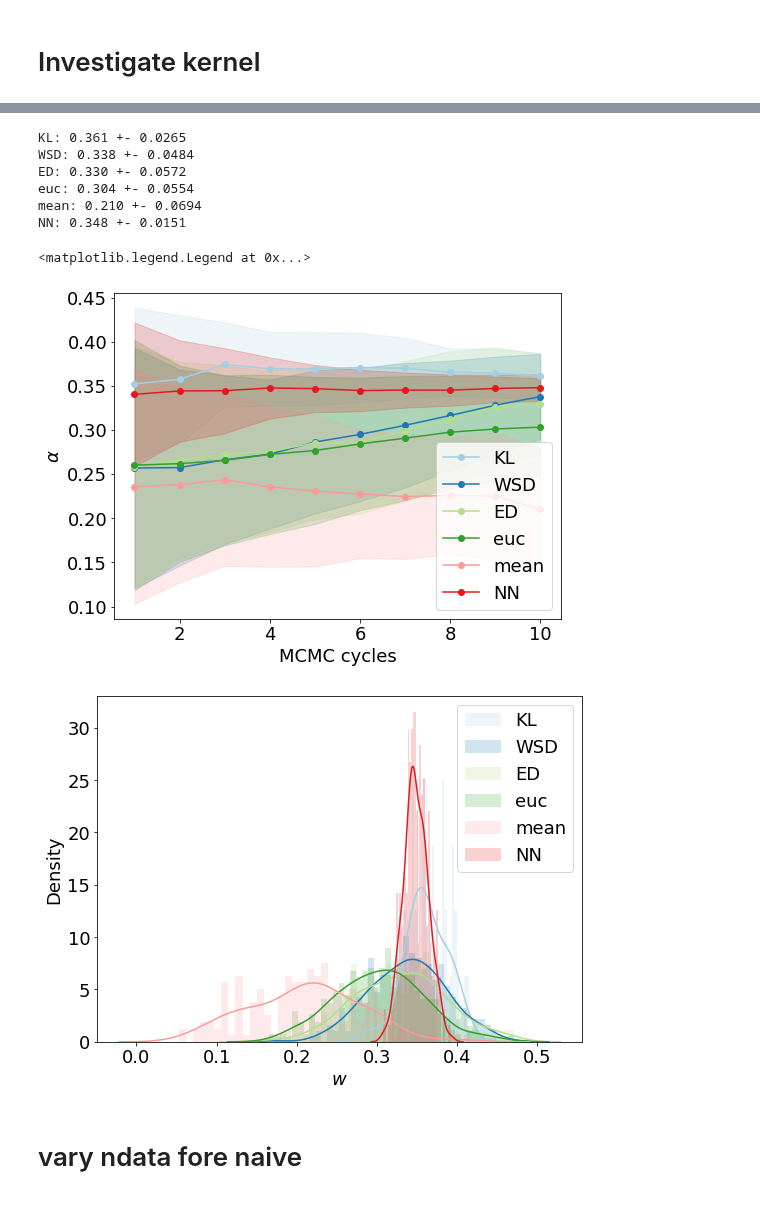
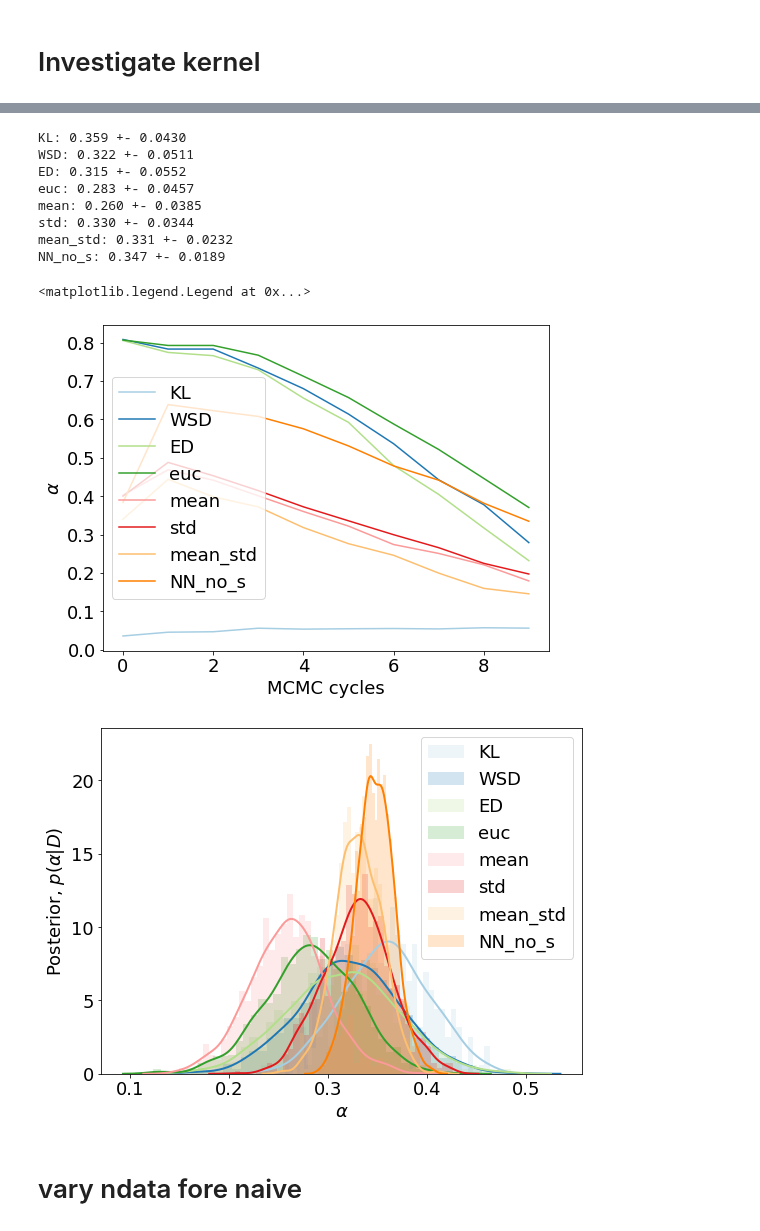
Before and after one commit to elindgren/asam_projects, a Jupyter notebook: Project3/project3_galton_board.ipynb, the cells around one changed output, grey strips where cells are left out. Drawn from its saved outputs; the diff is of its cells as text; code cells hidden in the pictures.

```diff
--- a/Project3/project3_galton_board.ipynb
+++ b/Project3/project3_galton_board.ipynb
@@ -282,15 +293,21 @@ alpha_std = np.std(error[:,0])
 s_mean = np.mean(error[:,1])
 s_std = np.std(error[:,1])
 
-y_obs,_ = gen_data(nData, alpha = 0.2)
+# y_obs,_ = gen_data(nData, alpha = 0.2)
+# y_obs = gen_exp_data(nData)
 print(alpha_std, s_std)
 print(alpha_mean, s_mean)
 
 fig, ax = plt.subplots(figsize=(8,6))
 ax.scatter(x=error[:,0], y=error[:,1])
-ax.axhline(s_mean)
-ax.axvline(alpha_mean)
-ax.set_xlabel(r'$\alpha$ error')
-ax.set_ylabel(r'$s$ error')
+ax.axhline(s_mean, c='k', linestyle='--')
+ax.axvline(alpha_mean, c='k', linestyle='--')
+ax.text(-0.11, s_mean+0.005, r'$\overline{\Delta s}$')
+ax.text(alpha_mean+0.005, 0.055, r'$\overline{\Delta \alpha}$')
+ax.set_xlim(-0.12, 0.12)
+ax.set_ylim(-0.07, 0.07)
+ax.set_xlabel(r'$\Delta\alpha$')
+ax.set_ylabel(r'$\Delta s$')
 plt.tight_layout()
+plt.savefig('figures/NN_error.png')
 # %% [output]
@@ -480,9 +525,9 @@ def plot_posterior(ax, alpha, label, iteration, cycles, color=None, plot_ci=Fals
     ymax = ax.get_ylim()[1]
     if plot_ci:
         ax.plot(hdi, [ymax/10, ymax/10], c='k', label='90% HPD')
-        ax.axvline(np.mean(alpha), c='r', label=r'$\overline{w}$'+f'={np.mean(alpha):.4f}')
-        ax.text(hdi[0], ymax/9, s=f'{hdi[0]:.2f}')
-        ax.text(hdi[1], ymax/9, s=f'{hdi[1]:.2f}')
+        ax.axvline(np.mean(alpha), c='r', label=r'$\overline{\alpha}$'+f'={np.mean(alpha):.3f}')
+        ax.text(hdi[0]-0.05, ymax/9, s=f'{hdi[0]:.3f}')
+        ax.text(hdi[1], ymax/9, s=f'{hdi[1]:.3f}')
     plt.tight_layout()
     ax.set_xlabel(r'$\alpha$')
     ax.set_ylabel(r'Posterior, $p(\alpha | D)$')
@@ -559,9 +605,9 @@ nData = 10
 # y_obs,_ = gen_data(nData, alpha = 0.2)
 y_obs = gen_exp_data(nData)
 
-statistic = ['KL','WSD','ED','euc','mean','NN']
-hs = [50, 20, 3, 0.5, 2, 0.2]
-max_iter=100
+statistic = ['KL','WSD','ED','euc','mean', 'std', 'mean_std', 'NN_no_s']
+hs = [50, 20, 3, 0.5, 2, 5, 5, 0.2]
+max_iter=500
 prior = sc.stats.uniform(0,0.5)
 alphas = []
 accs = []
@@ -594,33 +642,35 @@ for i, h in enumerate(hs):
 # %%
 fig,ax = plt.subplots(figsize=(8,6))
 fig2,ax2 = plt.subplots(figsize=(8,6))
 
 cpalette = sns.color_palette("Paired", cycles)
 t1 = np.arange(cycles) + 1
 
 for i, a in enumerate(accs):
     plot_posterior(ax2, alphas[i], statistic[i],i,10)
     color = cpalette[i]
-#     ax.plot(a, label = statistic[i], c=color)
+    ax.plot(a, label = statistic[i], c=color)
     print(f'{statistic[i]}: {np.mean(alphas[i]):.3f} +- {np.std(alphas[i]):.4f}')
     ma = np.array(mean_alphas[i])
     sa = np.array(std_alphas[i])
-    ax.plot(t1, ma, c=color, marker='.', markersize=12, label=statistic[i])
-    ax.fill_between(t1, y1=ma-sa, y2=ma+sa, alpha=0.2, color=color)
+#     ax.plot(t1, ma, c=color, marker='.', markersize=12, label=statistic[i])
+#     ax.fill_between(t1, y1=ma-sa, y2=ma+sa, alpha=0.2, color=color)
 ax.set_xlabel('MCMC cycles')
 ax.set_ylabel(r'$\alpha$')
 ax.legend()
 # plt.savefig('figures/')
 # %% [output]
-KL: 0.361 +- 0.0265
-WSD: 0.338 +- 0.0484
-ED: 0.330 +- 0.0572
-euc: 0.304 +- 0.0554
-mean: 0.210 +- 0.0694
-NN: 0.348 +- 0.0151
+KL: 0.359 +- 0.0430
+WSD: 0.322 +- 0.0511
+ED: 0.315 +- 0.0552
+euc: 0.283 +- 0.0457
+mean: 0.260 +- 0.0385
+std: 0.330 +- 0.0344
+mean_std: 0.331 +- 0.0232
+NN_no_s: 0.347 +- 0.0189
 <matplotlib.legend.Legend at 0x...>
-[figure, old version]
+[figure, new version]
-[figure, old version]
+[figure, new version]
 # %% [markdown]
 # vary ndata fore naive
 # %%
```
Also changed, not shown: parts of 18 cells of this notebook, 12 other files.
